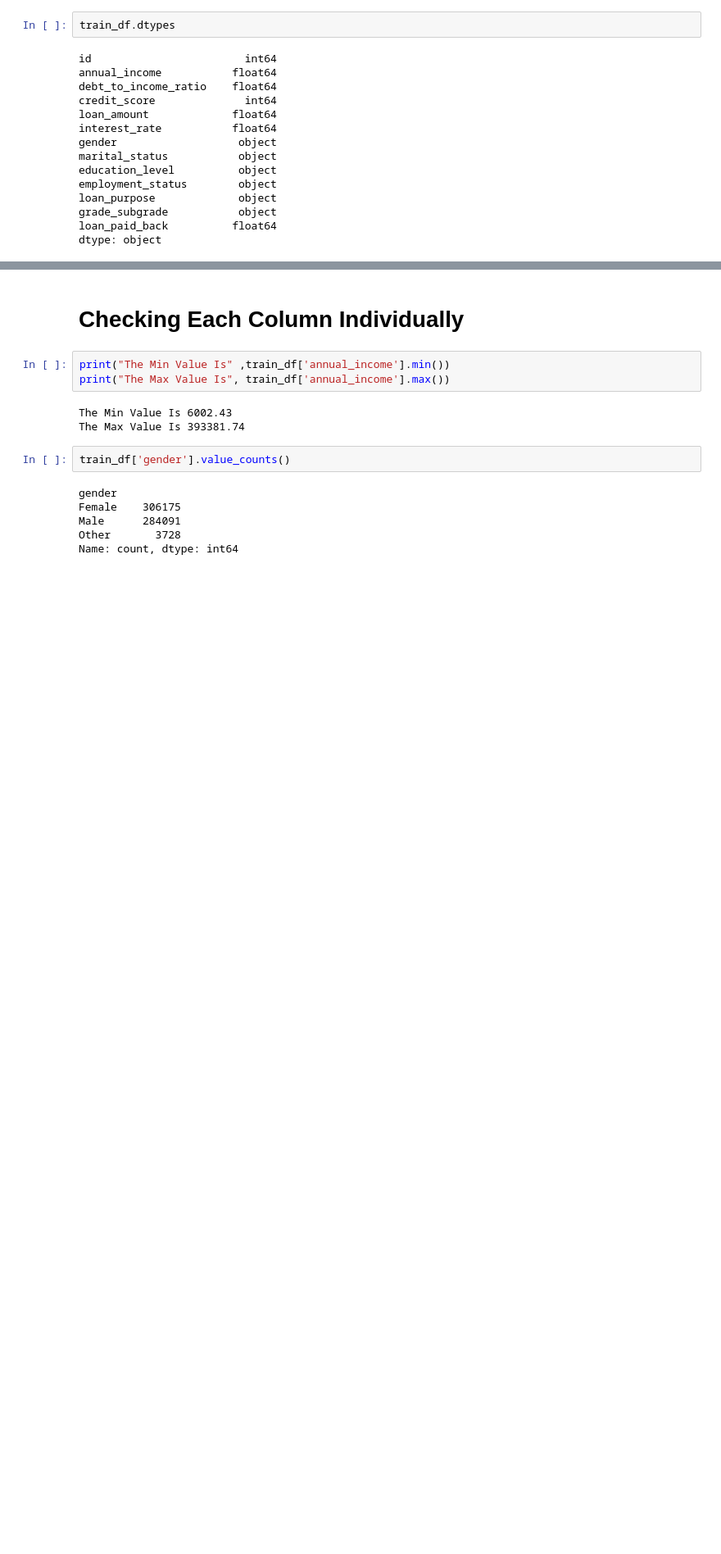
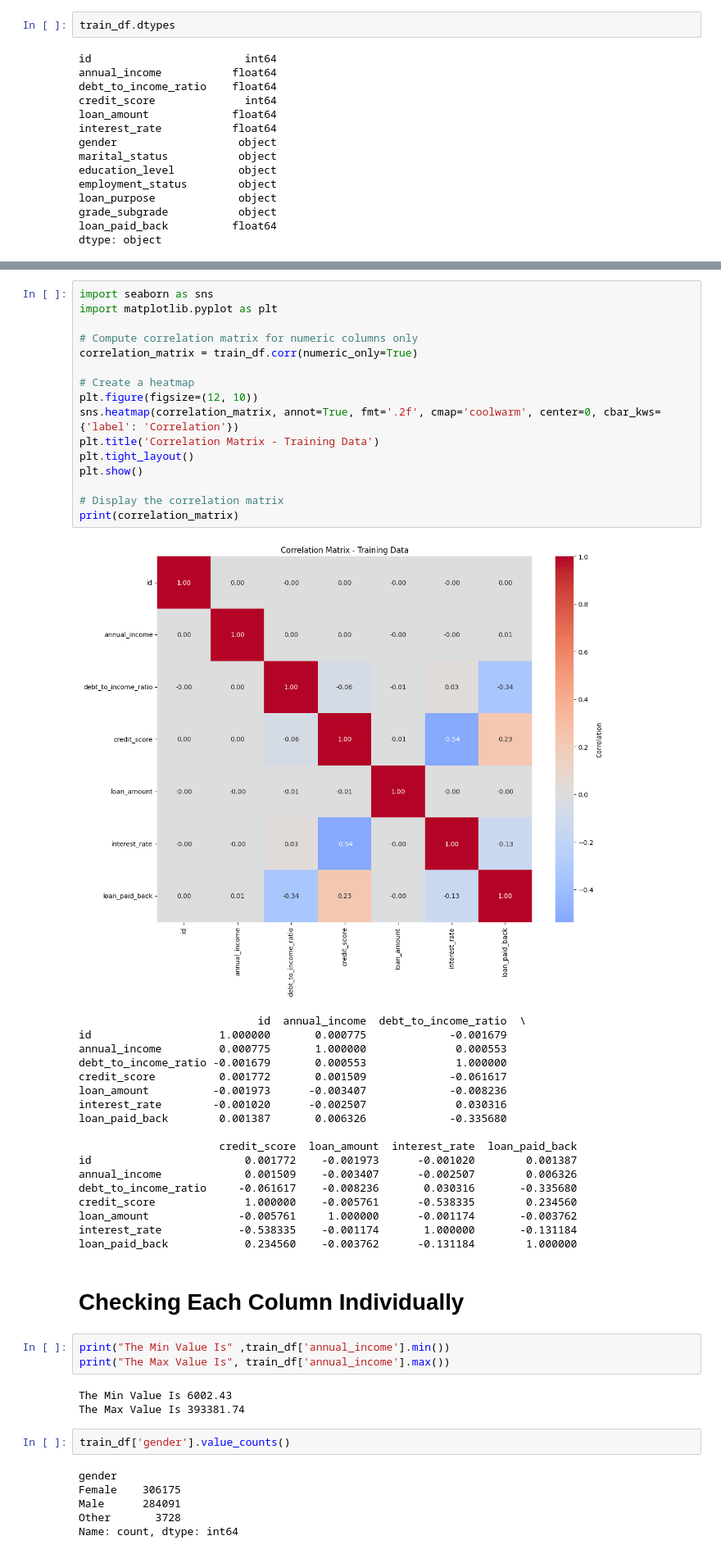
Before and after one commit to StevenRHL/Predicting-Loan-Payback-Competition, a Jupyter notebook: main.ipynb, the cells around one changed output, grey strips where cells are left out. Shown at 82% size. Saved outputs shown, nothing was run; the diff lists cells and outputs as text; blank space fills up the shorter version.

```diff
--- a/main.ipynb
+++ b/main.ipynb
@@ -61,4 +66,39 @@ loan_paid_back              0
 dtype: int64
+# %%
+import seaborn as sns
+import matplotlib.pyplot as plt
+
+# Compute correlation matrix for numeric columns only
+correlation_matrix = train_df.corr(numeric_only=True)
+
+# Create a heatmap
+plt.figure(figsize=(12, 10))
+sns.heatmap(correlation_matrix, annot=True, fmt='.2f', cmap='coolwarm', center=0, cbar_kws={'label': 'Correlation'})
+plt.title('Correlation Matrix - Training Data')
+plt.tight_layout()
+plt.show()
+
+# Display the correlation matrix
+print(correlation_matrix)
+# %% [output]
+[figure, added]
+                            id  annual_income  debt_to_income_ratio  \
+id                    1.000000       0.000775             -0.001679
+annual_income         0.000775       1.000000              0.000553
+debt_to_income_ratio -0.001679       0.000553              1.000000
+credit_score          0.001772       0.001509             -0.061617
+loan_amount          -0.001973      -0.003407             -0.008236
+interest_rate        -0.001020      -0.002507              0.030316
+loan_paid_back        0.001387       0.006326             -0.335680
+
+                      credit_score  loan_amount  interest_rate  loan_paid_back
+id                        0.001772    -0.001973      -0.001020        0.001387
+annual_income             0.001509    -0.003407      -0.002507        0.006326
+debt_to_income_ratio     -0.061617    -0.008236       0.030316       -0.335680
+credit_score              1.000000    -0.005761      -0.538335        0.234560
+loan_amount              -0.005761     1.000000      -0.001174       -0.003762
+interest_rate            -0.538335    -0.001174       1.000000       -0.131184
+loan_paid_back            0.234560    -0.003762      -0.131184        1.000000
 # %% [markdown]
 # Checking Each Column Individually
 # %%
```
Also changed, not shown: parts of 22 cells of this notebook, 1 other file.
